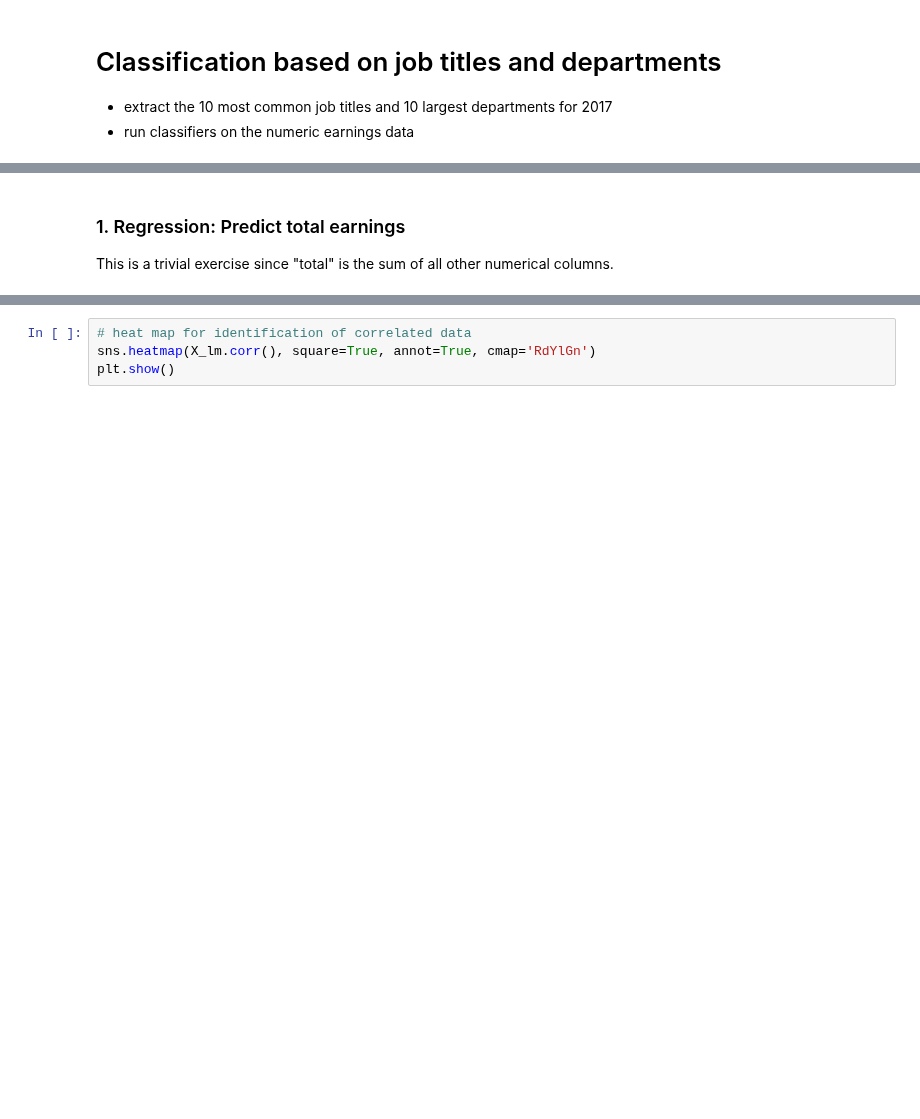
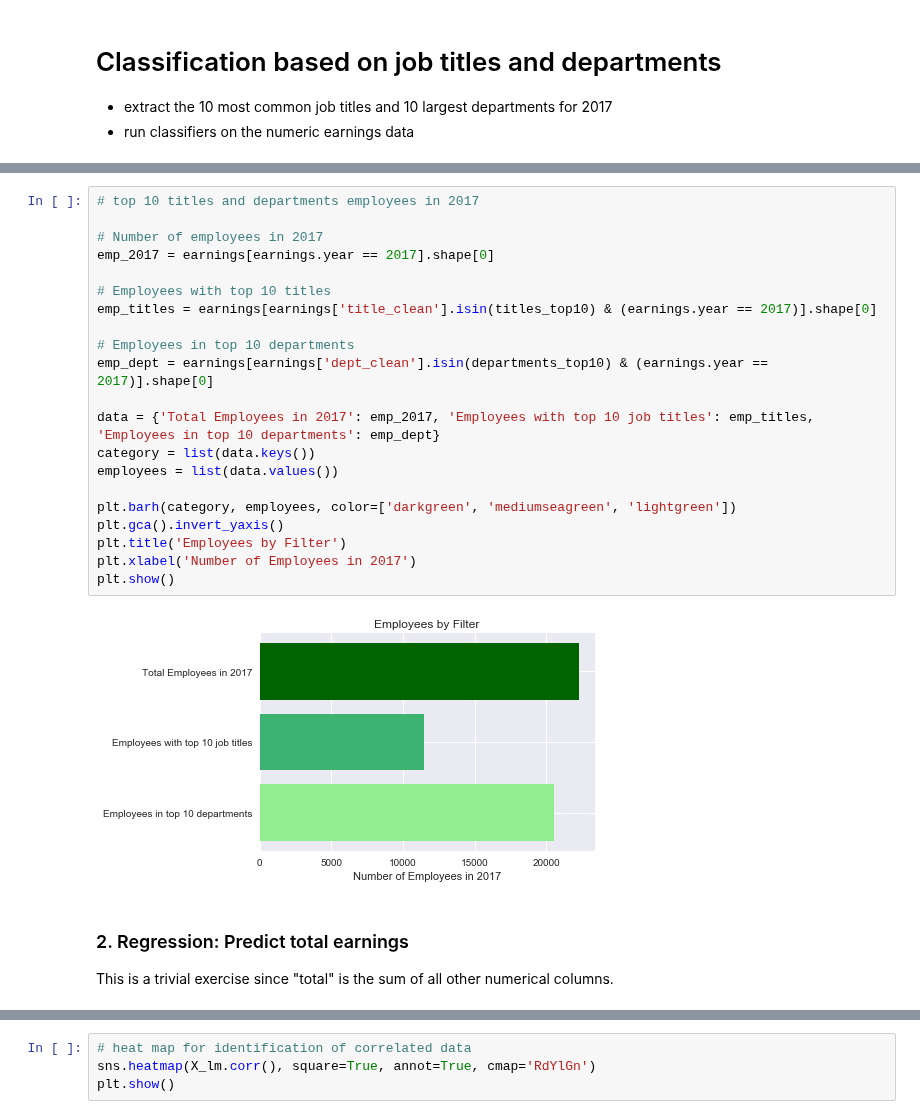
Before and after one commit to Turanga1/Springboard_DataScience, a Jupyter notebook: Capstone 1 - Boston Earnings Report/boston_earnings_analysis.ipynb, the cells around one changed output, grey strips where cells are left out. Cells and saved outputs as stored; diff of their text form; blank space fills up the shorter version.

```diff
--- a/Capstone 1 - Boston Earnings Report/boston_earnings_analysis.ipynb
+++ b/Capstone 1 - Boston Earnings Report/boston_earnings_analysis.ipynb
@@ -112,5 +166,28 @@ Number of observations by department: 20563
+# %%
+# top 10 titles and departments employees in 2017
+
+# Number of employees in 2017
+emp_2017 = earnings[earnings.year == 2017].shape[0]
+
+# Employees with top 10 titles
+emp_titles = earnings[earnings['title_clean'].isin(titles_top10) & (earnings.year == 2017)].shape[0]
+
+# Employees in top 10 departments
+emp_dept = earnings[earnings['dept_clean'].isin(departments_top10) & (earnings.year == 2017)].shape[0]
+
+data = {'Total Employees in 2017': emp_2017, 'Employees with top 10 job titles': emp_titles, 'Employees in top 10 departments': emp_dept}
+category = list(data.keys())
+employees = list(data.values())
+
+plt.barh(category, employees, color=['darkgreen', 'mediumseagreen', 'lightgreen'])
+plt.gca().invert_yaxis()
+plt.title('Employees by Filter')
+plt.xlabel('Number of Employees in 2017')
+plt.show()
+# %% [output]
+[figure, added]
 # %% [markdown]
-### 1. Regression: Predict total earnings
+### 2. Regression: Predict total earnings
 
 This is a trivial exercise since "total" is the sum of all other numerical columns.
 # %%
```
Also changed, not shown: parts of 56 cells of this notebook.
